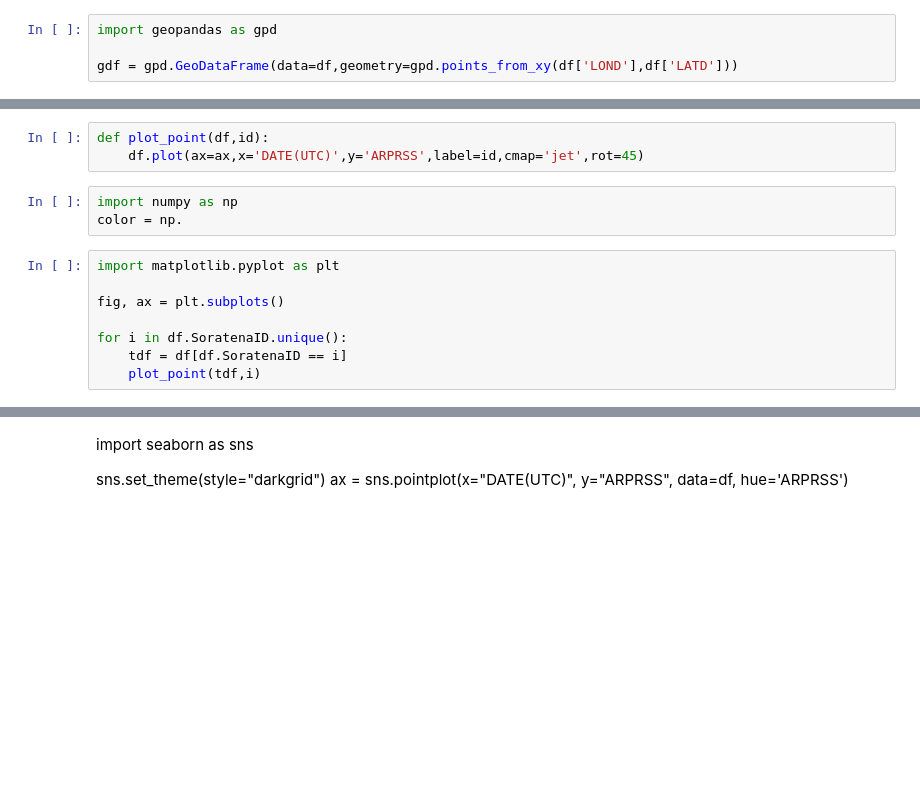
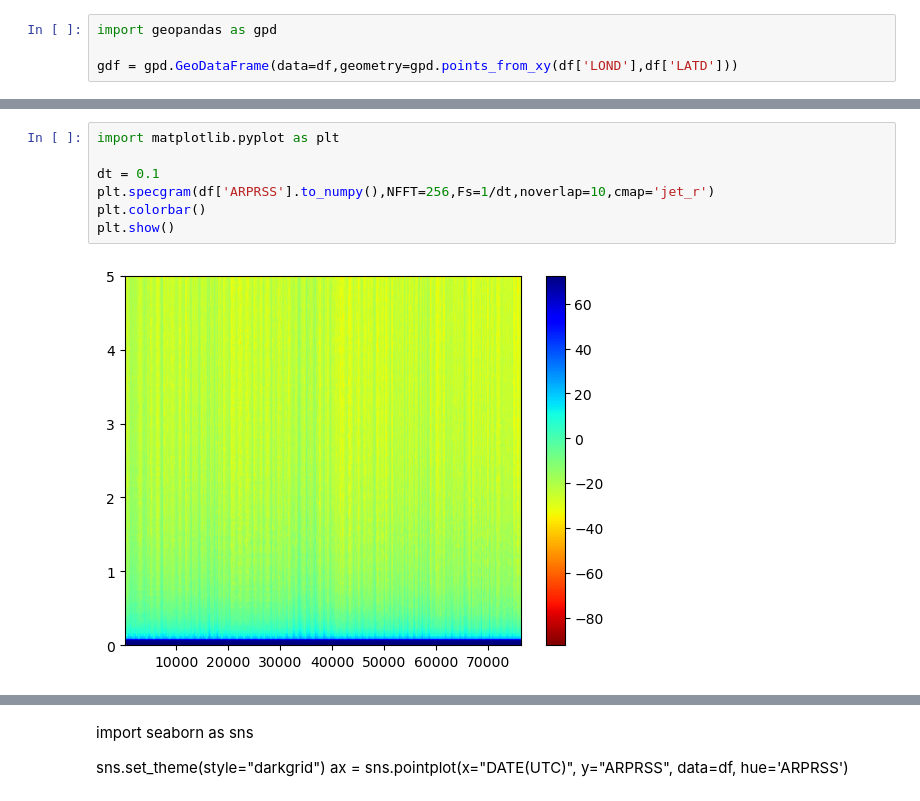
Before and after one commit to erick2307/tsunami_period_analysis, a Jupyter notebook: airpressure_wn.ipynb, the cells around one changed output, grey strips where cells are left out. Drawn from its saved outputs; the diff is of its cells as text; blank space fills up the shorter version.

Commit message:
update plots

```diff
--- a/airpressure_wn.ipynb
+++ b/airpressure_wn.ipynb
@@ -24,14 +54,9 @@ onepoint.plot('DATE(UTC)','ARPRSS',label='ID1001',cmap='jet',rot=45)
-# %%
-def plot_point(df,id):
-    df.plot(ax=ax,x='DATE(UTC)',y='ARPRSS',label=id,cmap='jet',rot=45)
-# %%
-import numpy as np
-color = np.
-# %%
-import matplotlib.pyplot as plt
-
-fig, ax = plt.subplots()
-
-for i in df.SoratenaID.unique():
-    tdf = df[df.SoratenaID == i]
-    plot_point(tdf,i)
+# %%
+import matplotlib.pyplot as plt
+
+dt = 0.1
+plt.specgram(df['ARPRSS'].to_numpy(),NFFT=256,Fs=1/dt,noverlap=10,cmap='jet_r')
+plt.colorbar()
+plt.show()
+# %% [output]
+[figure, added]
```
Also changed, not shown: parts of 13 cells of this notebook, 3 other files.
